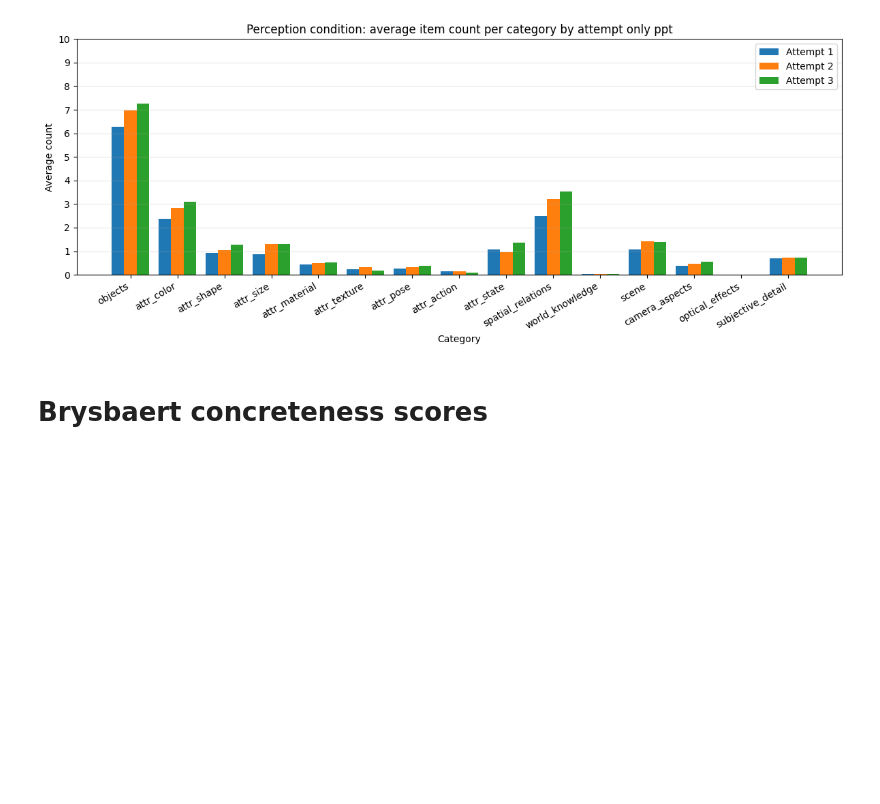
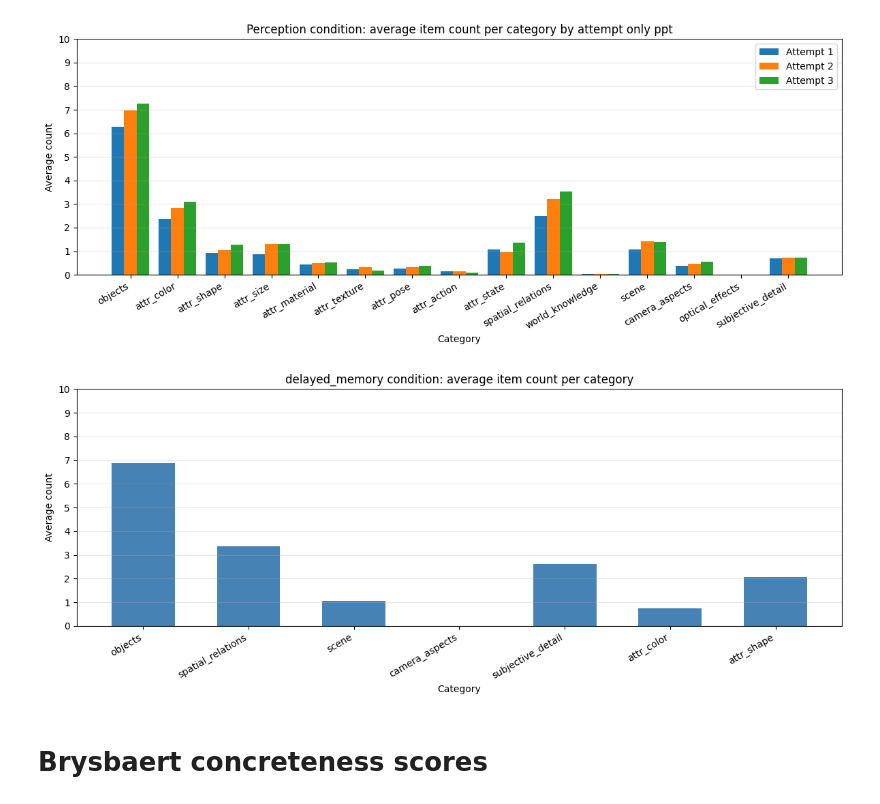
Before and after one commit to AnatKordon/Imagination_in_translation, a Jupyter notebook: analysis/nlp_analysis/nlp_notebook.ipynb, the cells around one changed output. Drawn from its saved outputs; the diff is of its cells as text; code cells hidden in the pictures; blank space fills up the shorter version.

```diff
--- a/analysis/nlp_analysis/nlp_notebook.ipynb
+++ b/analysis/nlp_analysis/nlp_notebook.ipynb
@@ -13,10 +13,10 @@ import ast
 # %%
 # df = pd.read_csv("/mnt/hdd/anatkorol/Imagination_in_translation/Data/processed_data/05012026_pilot_2_memory/nlp_analysis/docs_df.csv")
 # df = df.copy()
-sem_df= pd.read_csv("/mnt/hdd/anatkorol/Imagination_in_translation/Data/processed_data/09032026_pilot_2_delayed_memory_digit-span/nlp_analysis/ppt_w_gpt_semantic_tags.csv").copy()
-sem_df_gpt = sem_df[sem_df['uid']=='gpt-5']
-# human is when uid is not gpt-5
-sem_df_ppt = sem_df[sem_df['uid']!='gpt-5']
+sem_df= pd.read_csv("/mnt/hdd/anatkorol/Imagination_in_translation/Data/processed_data/wilmas_drawings_2019/nlp_analysis/delayed_memory_drawing_descriptions_semantic_tags.csv").copy()
+# sem_df_gpt = sem_df[sem_df['uid']=='gpt-5']
+# # human is when uid is not gpt-5
+# sem_df_ppt = sem_df[sem_df['uid']!='gpt-5']
 
 # #brysaeart_dfs
 # brys_df = pd.read_csv("/mnt/hdd/anatkorol/Imagination_in_translation/Data/processed_data/10122025_pilot_2/nlp_analysis/ppt_w_gpt_brysbaert_concreteness.csv")
@@ -426,6 +419,9 @@ sem_df_gpt.head(5)
 | 93 | gpt-5 | conference_room_h.jpg | 2 | 1 | Bright modern conference and trai... | {'objects': ['conference room', '... | ['conference room', 'training roo... | ['bright', 'light wood', 'silver'... | ['u-shaped', 'modular'] | ['tall'] | ... |
 | 94 | gpt-5 | conference_room_h.jpg | 2 | 2 | Bright modern training room inter... | {'objects': ['training room', 'ta... | ['training room', 'table', 'chair... | ['bright', 'light wood', 'red', '... | ['u-shaped', 'cylindrical'] | [] | ... |
 5 rows × 21 columns
+# %%
+# in case of wilma's drawings:
+sem_df_ppt = sem_df
 # %%
 import ast
 list_cols = ['objects', 'attr_color', 'attr_shape', 'attr_size', 'attr_material', 'attr_texture', 'attr_pose', 'attr_action', 'attr_state', 'spatial_relations', 'world_knowledge','scene', 'camera_aspects', 'optical_effects', 'subjective_detail']
@@ -558,6 +547,72 @@ def plot_grouped_bars(means, title=None, xlabel='Category', ylabel='Average coun
 plot_grouped_bars(means_ppt, title='Perception condition: average item count per category by attempt only ppt')
 # %% [output]
 [figure]
+# %%
+#same analysis but for Wilma's drawings (and their generated descriptions). No attempts!
+import pandas as pd
+import numpy as np
+import matplotlib.pyplot as plt
+
+desired_cols = ['objects', 'spatial_relations', 'scene', 'camera_aspects',
+             'subjective_detail', 'attr_color', 'attr_shape']
+
+def safe_len(x):
+    """Length for list-like; 0 for NaN/None; 1 for scalar non-list values."""
+    if x is None or (isinstance(x, float) and np.isnan(x)):
+        return 0
+    if isinstance(x, (list, tuple, set, dict)):
+        return len(x)
+    return 1
+
+def get_overall_category_counts(df, cols):
+    """
+    Applies safe_len to get counts per row, then returns the
+    overall mean across the whole dataset.
+    """
+    # Calculate per-row counts
+    # Note: If you are using Pandas >= 2.1.0, you might get a warning to use .map() instead of .applymap()
+    counts = df[cols].applymap(safe_len)
+
+    # Return a Pandas Series with the mean for each category
+    # (If you wanted the TOTAL sum instead of the average, use counts.sum() here)
+    return counts.mean()
+
+def plot_simple_bars(counts_series, title=None, xlabel='Category', ylabel='Average count'):
+    """
+    counts_series: A Pandas Series where index=categories, values=counts
+    """
+    categories = counts_series.index
+    values = counts_series.values
+
+    fig, ax = plt.subplots(figsize=(12, 5))
+
+    # Standard bar plot (no offset math needed)
+    ax.bar(categories, values, width=0.6, color='steelblue')
+
+    # Formatting
+    ax.set_xticks(range(len(categories)))
+    ax.set_xticklabels(categories, rotation=30, ha='right')
+    ax.set_xlabel(xlabel)
+    ax.set_ylabel(ylabel)
+
+    if title:
+        ax.set_title(title)
+
+    # Kept your original y-axis limits, but you may need to adjust these
+    # if your new averages exceed 10!
+    ax.set_ylim(0, 10)
+    ax.set_yticks(range(0, 11, 1))
+    ax.grid(axis='y', alpha=0.3)
+
+    plt.tight_layout()
+    # plt.savefig(OUT_DIR / "average_count_overall.png", dpi=300)
+    plt.show()
+
+# --- How to execute it ---
+overall_means = get_overall_category_counts(sem_df_ppt, desired_cols)
+plot_simple_bars(overall_means, title='delayed_memory condition: average item count per category')
+# %% [output]
+[figure, added]
 # %% [markdown]
 # Brysbaert concreteness scores
 # %%
```
Also changed, not shown: parts of 4 cells of this notebook, 8 other files.
